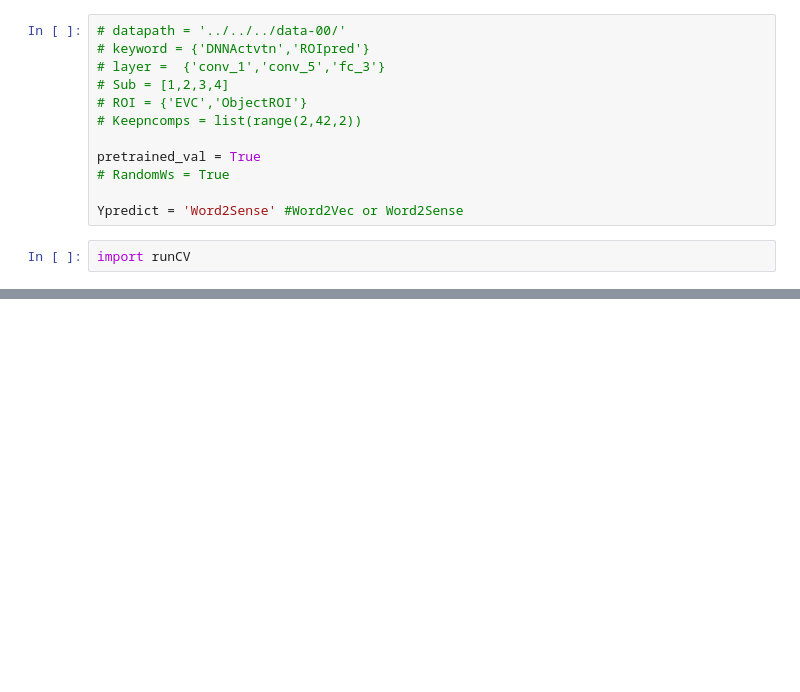
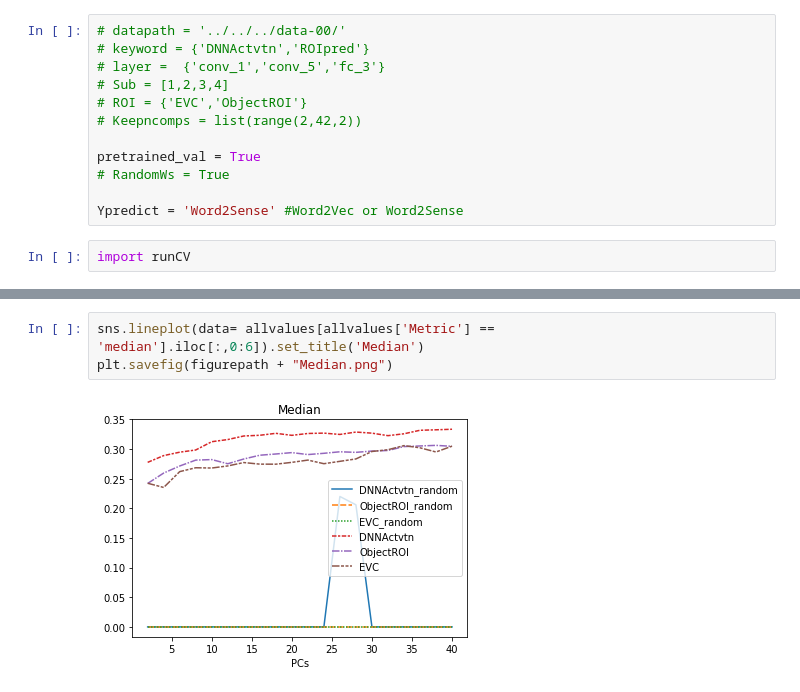
Before and after one commit to cm296/semantic, a Jupyter notebook: cm/code-01-analysis/step12_PredictWithRandomWeights.ipynb, the cells around one changed output, grey strips where cells are left out. Saved outputs shown, nothing was run; the diff lists cells and outputs as text; blank space fills up the shorter version.

```diff
--- a/cm/code-01-analysis/step12_PredictWithRandomWeights.ipynb
+++ b/cm/code-01-analysis/step12_PredictWithRandomWeights.ipynb
@@ -47,0 +73,5 @@ k-fold regression, independet variable: 40 PCs retained of DNNActvtn from conv_5
+# %%
+sns.lineplot(data= allvalues[allvalues['Metric'] == 'median'].iloc[:,0:6]).set_title('Median')
+plt.savefig(figurepath + "Median.png")
+# %% [output]
+[figure, added]
```
Also changed, not shown: parts of 9 cells of this notebook, 1 other file.
